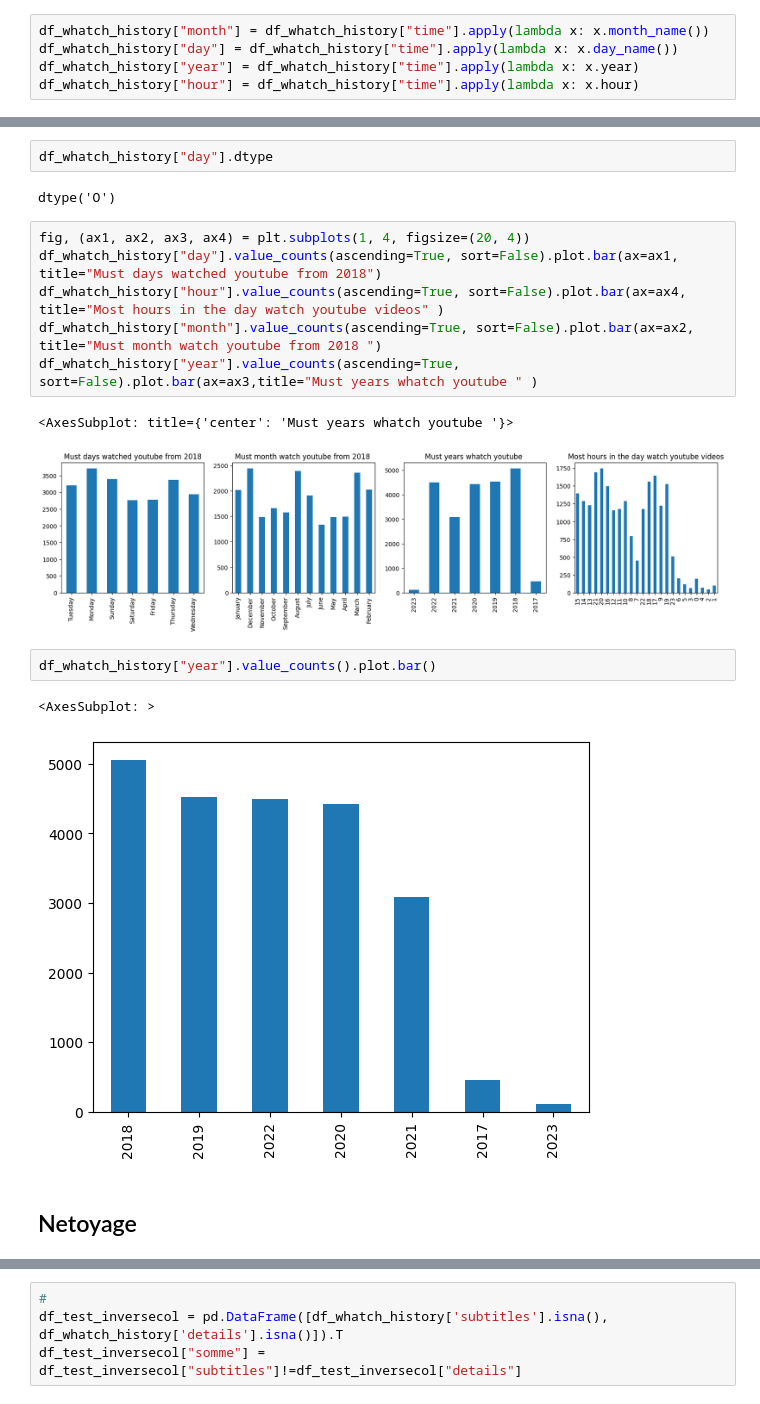
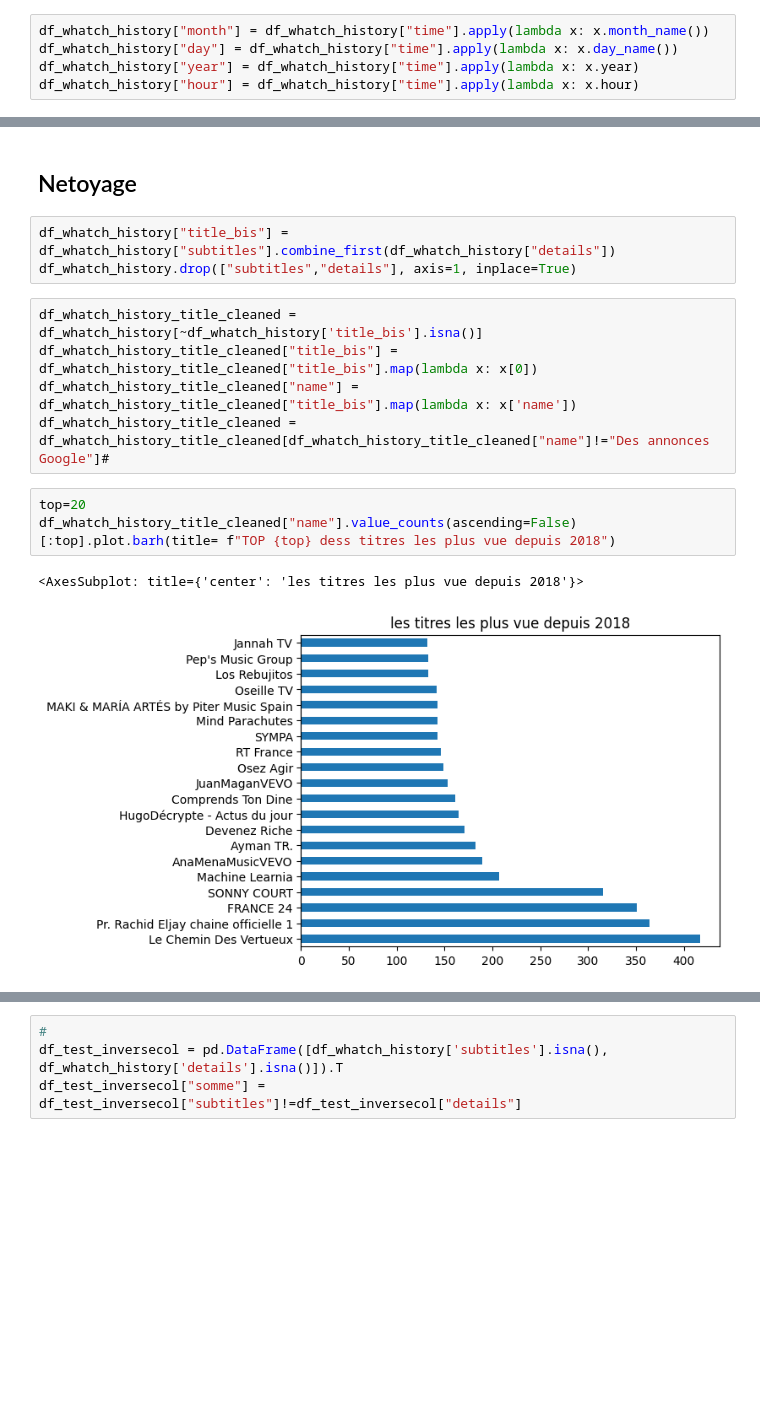
Before and after one commit to helmi75/youtube_video_analyse, a Jupyter notebook: notbook_analyse_youtube_video_account.ipynb, the cells around one changed output, grey strips where cells are left out. Saved outputs shown, nothing was run; the diff lists cells and outputs as text; blank space fills up the shorter version.

```diff
--- a/notbook_analyse_youtube_video_account.ipynb
+++ b/notbook_analyse_youtube_video_account.ipynb
@@ -203,20 +215,16 @@ Name: day, dtype: int64
-# %%
-df_whatch_history["day"].dtype
-# %% [output]
-dtype('O')
-# %%
-fig, (ax1, ax2, ax3, ax4) = plt.subplots(1, 4, figsize=(20, 4))
-df_whatch_history["day"].value_counts(ascending=True, sort=False).plot.bar(ax=ax1, title="Must days watched youtube from 2018")
-df_whatch_history["hour"].value_counts(ascending=True, sort=False).plot.bar(ax=ax4, title="Most hours in the day watch youtube videos" )
-df_whatch_history["month"].value_counts(ascending=True, sort=False).plot.bar(ax=ax2, title="Must month watch youtube from 2018 ")
-df_whatch_history["year"].value_counts(ascending=True, sort=False).plot.bar(ax=ax3,title="Must years whatch youtube " )
-# %% [output]
-<AxesSubplot: title={'center': 'Must years whatch youtube '}>
-[figure, removed]
-# %%
-df_whatch_history["year"].value_counts().plot.bar()
-# %% [output]
-<AxesSubplot: >
-[figure, removed]
 # %% [markdown]
 ## Netoyage
+# %%
+df_whatch_history["title_bis"] = df_whatch_history["subtitles"].combine_first(df_whatch_history["details"])
+df_whatch_history.drop(["subtitles","details"], axis=1, inplace=True)
+# %%
+df_whatch_history_title_cleaned = df_whatch_history[~df_whatch_history['title_bis'].isna()]
+df_whatch_history_title_cleaned["title_bis"] = df_whatch_history_title_cleaned["title_bis"].map(lambda x: x[0])
+df_whatch_history_title_cleaned["name"] = df_whatch_history_title_cleaned["title_bis"].map(lambda x: x['name'])
+df_whatch_history_title_cleaned = df_whatch_history_title_cleaned[df_whatch_history_title_cleaned["name"]!="Des annonces Google"]#
+# %%
+top=20
+df_whatch_history_title_cleaned["name"].value_counts(ascending=False)[:top].plot.barh(title= f"TOP {top} dess titres les plus vue depuis 2018")
+# %% [output]
+<AxesSubplot: title={'center': 'les titres les plus vue depuis 2018'}>
+[figure, added]
```
Also changed, not shown: parts of 10 cells of this notebook.
